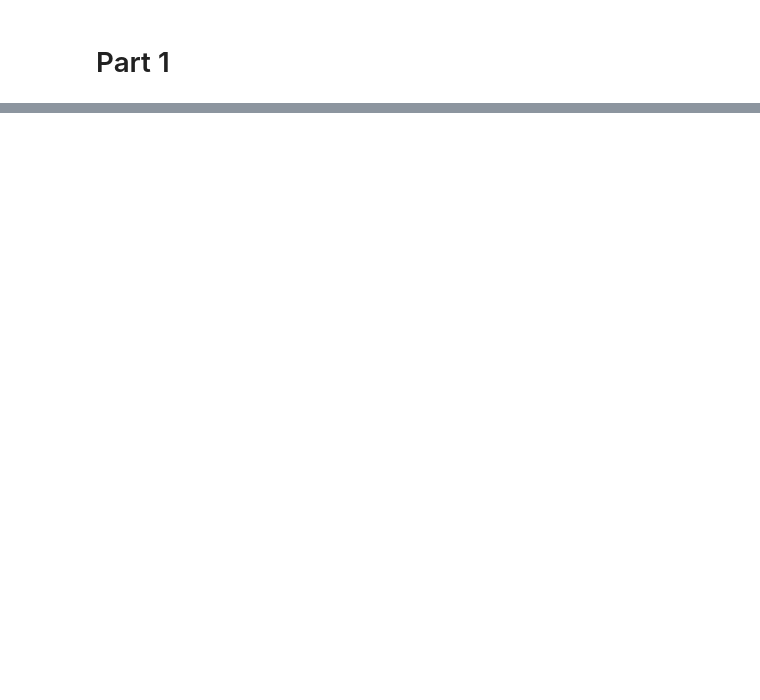
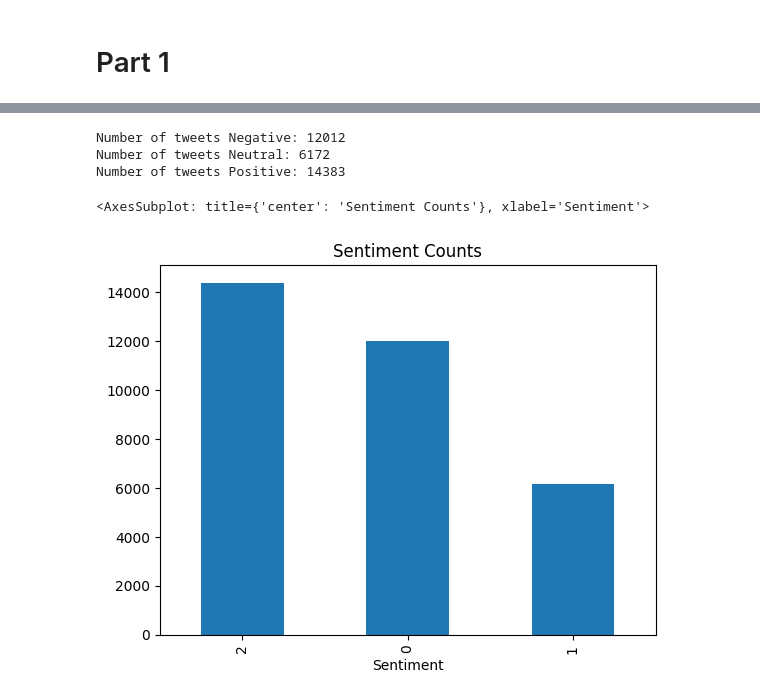
Before and after one commit to mairara/jcs270-assignment4, a Jupyter notebook: Assignment4.ipynb, the cells around one changed output, grey strips where cells are left out. Drawn from its saved outputs; the diff is of its cells as text; code cells hidden in the pictures; blank space fills up the shorter version.

```diff
--- a/Assignment4.ipynb
+++ b/Assignment4.ipynb
@@ -34,0 +36,4 @@ huehuwehd
+# %%
+train = pd.read_csv("Corona_NLP_train.csv", encoding='latin1')
+
+test = pd.read_csv("Corona_NLP_test.csv", encoding='latin1')
@@ -34,0 +65,24 @@ huehuwehd
+# %%
+train['Sentiment'] = train['Sentiment'].replace('Extremely Negative', 0)
+train['Sentiment'] = train['Sentiment'].replace('Negative', 0)
+train['Sentiment'] = train['Sentiment'].replace('Neutral', 1)
+train['Sentiment'] = train['Sentiment'].replace('Positive', 2)
+train['Sentiment'] = train['Sentiment'].replace('Extremely Positive', 2)
+
+for col in train.columns:
+    train.dropna(subset=[col], inplace=True)
+
+train = train.reindex()
+
+sentiment_counts = train['Sentiment'].value_counts()
+print("Number of tweets Negative:", sentiment_counts[0])
+print("Number of tweets Neutral:", sentiment_counts[1])
+print("Number of tweets Positive:", sentiment_counts[2])
+
+sentiment_counts.plot(kind='bar', title='Sentiment Counts')
+# %% [output]
+Number of tweets Negative: 12012
+Number of tweets Neutral: 6172
+Number of tweets Positive: 14383
+<AxesSubplot: title={'center': 'Sentiment Counts'}, xlabel='Sentiment'>
+[figure, added]
```
Also changed, not shown: parts of 23 cells of this notebook.
